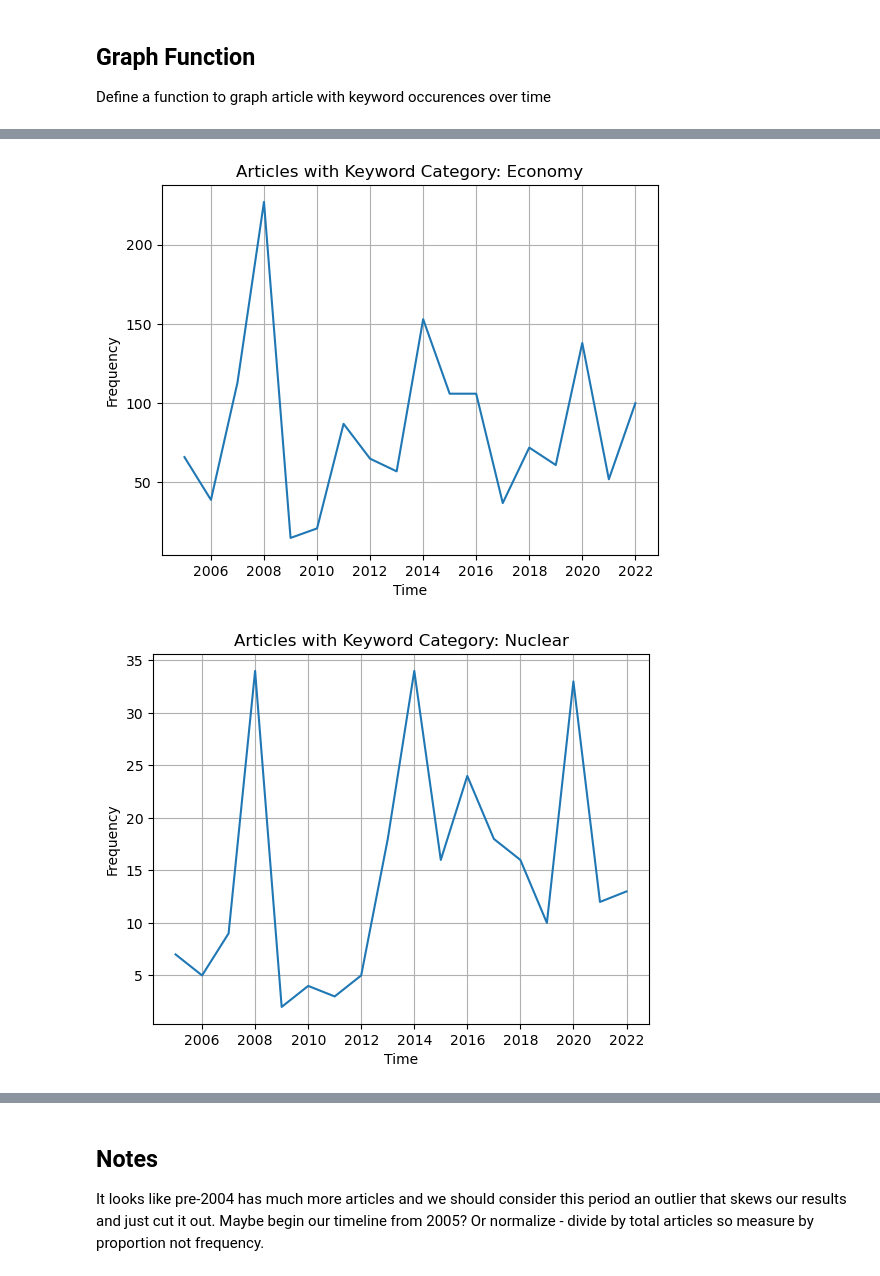
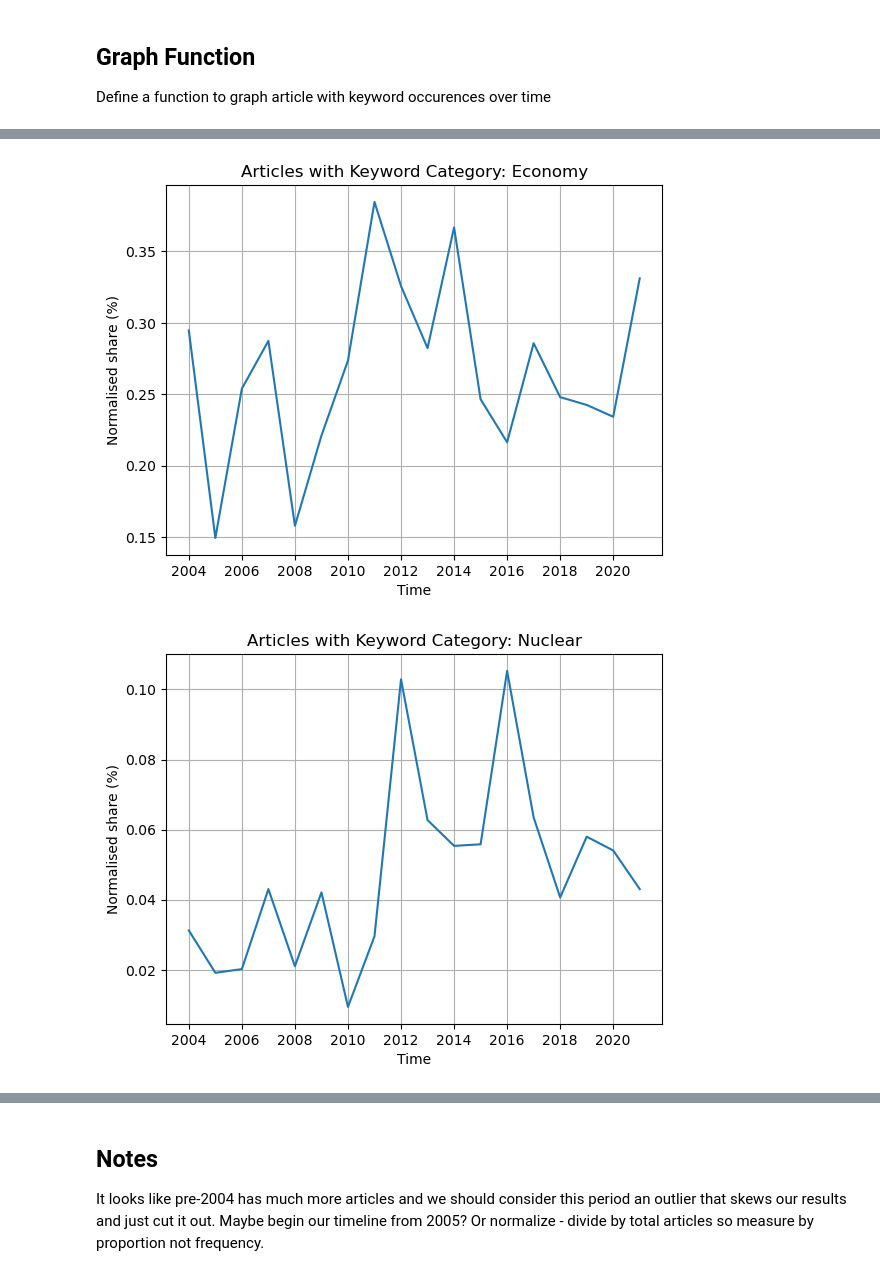
Before and after one commit to ninaudagawa/Media-Politics, a Jupyter notebook: project/notebooks/news_analysis.ipynb, the cells around one changed output, grey strips where cells are left out. Drawn from its saved outputs; the diff is of its cells as text; code cells hidden in the pictures.

```diff
--- a/project/notebooks/news_analysis.ipynb
+++ b/project/notebooks/news_analysis.ipynb
@@ -168,15 +262,13 @@ Define a function to graph article with keyword occurences over time
 # %%
 import matplotlib.pyplot as plt
 
-def category_graph(category_name, keywords, df, x_title, y_title, main_title):
+def category_graph(category_name, category_normalised, x_title, y_title, main_title):
 
-    pattern = "|".join(keywords)
-    JPnews_pd_keyword = df[df['text'].str.contains(pattern, case=False, na=False)]
-
-    df_plot = JPnews_pd_keyword.resample('YE').size()
+    df_plot = category_normalised[category_normalised['category'] == category_name]
 
     fig, ax = plt.subplots()
-    ax.plot(df_plot.index, df_plot.values)
+    ax.plot(df_plot['year'].astype(int), df_plot['normalised_share'])
+    ax.xaxis.set_major_locator(plt.MaxNLocator(integer=True))
     ax.set_xlabel(x_title)
     ax.set_ylabel(y_title)
     ax.set_title(main_title)
@@ -185,13 +277,12 @@ def category_graph(category_name, keywords, df, x_title, y_title, main_title):
     return fig
 
 # Save the figure
-for category, keywords in CATEGORY_KEYWORDS.items():
+for category in CATEGORY_KEYWORDS.keys():
  fig = category_graph(
         category_name=category,
-        keywords=keywords,
-        df=JPnews_pd_indexed,
+        category_normalised=category_normalised,
         x_title="Time",
-        y_title="Frequency",
+        y_title="Normalised share (%)",
         main_title=f"Articles with Keyword Category: {category.capitalize()}"
     )
  fig.savefig(f"{category}_articles_plot.png", bbox_inches='tight', dpi=300)
@@ -201,2 +292,2 @@ for category, keywords in CATEGORY_KEYWORDS.items():
-[figure, old version]
+[figure, new version]
-[figure, old version]
+[figure, new version]
```
Also changed, not shown: parts of 18 cells of this notebook, 8 other files.
